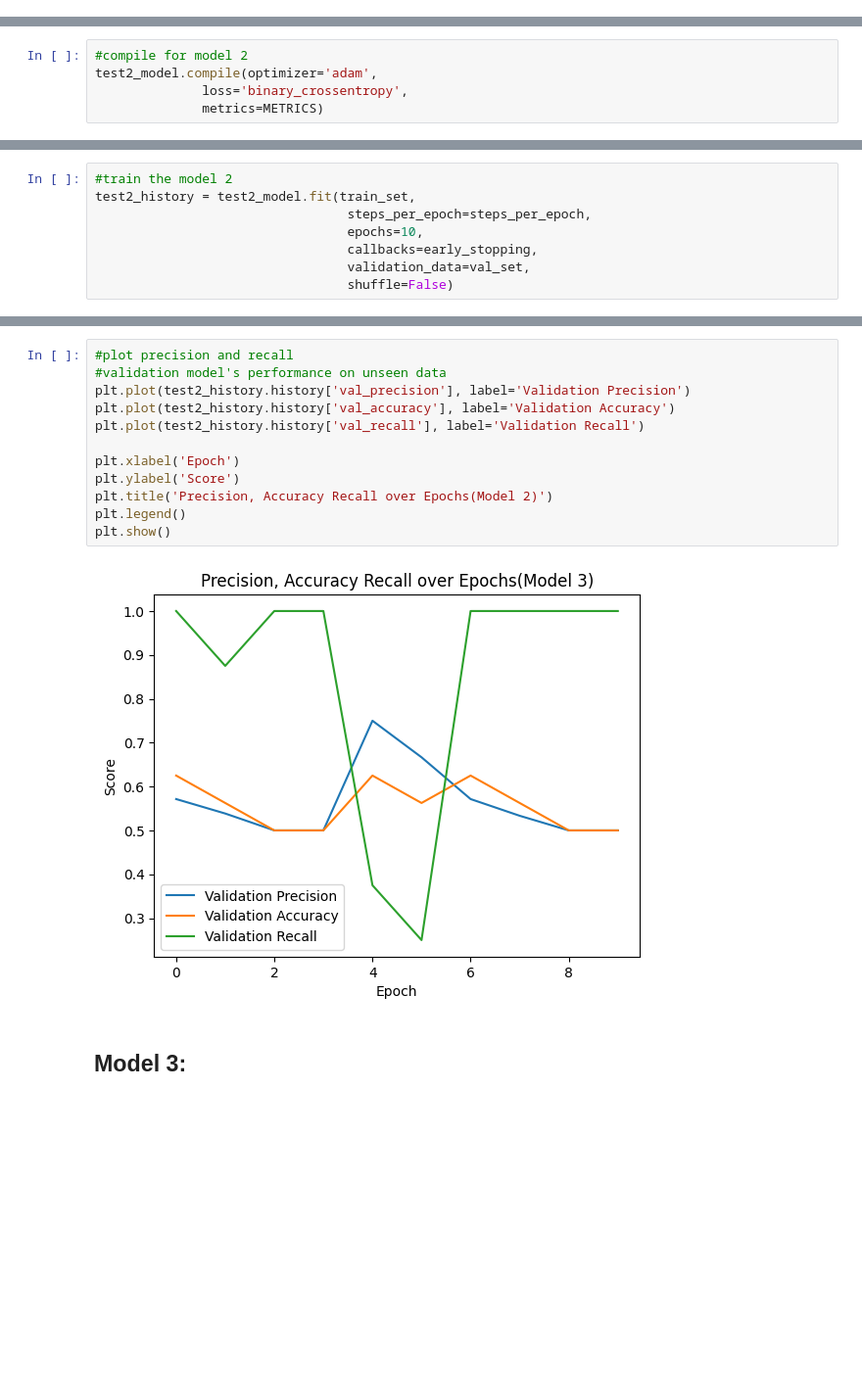
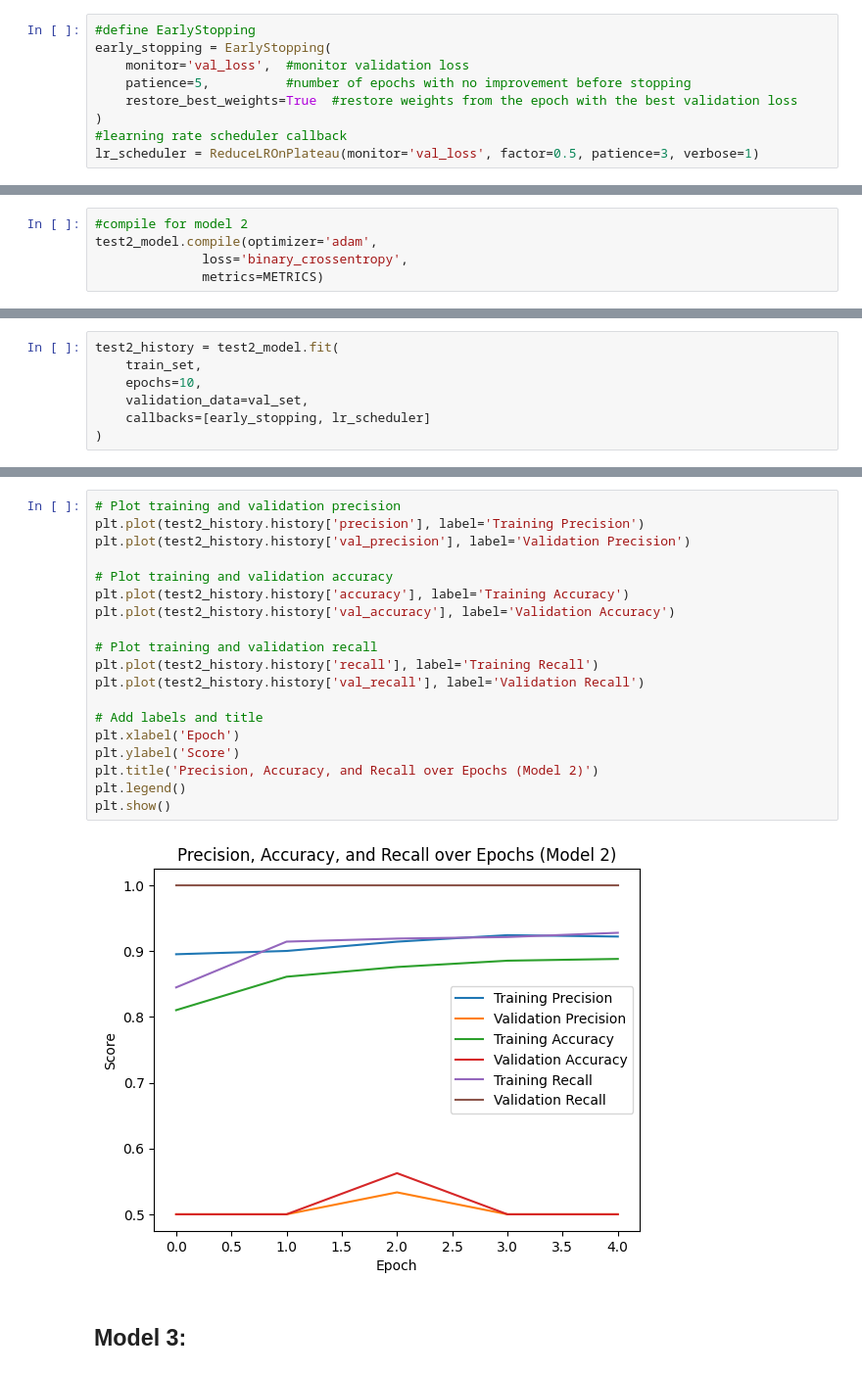
Before and after one commit to aramirezfr/Aircraft-Acquisition-Proposal, a Jupyter notebook: CNN_Pneumonia_Classifier.ipynb, the cells around one changed output, grey strips where cells are left out. Shown at 98% size. Cells and saved outputs as stored; diff of their text form; blank space fills up the shorter version.

```diff
--- a/CNN_Pneumonia_Classifier.ipynb
+++ b/CNN_Pneumonia_Classifier.ipynb
@@ -351,3 +346,12 @@ early_stopping = [EarlyStopping(monitor='val_accuracy', patience=10, mode='max')
+# %%
+#define EarlyStopping
+early_stopping = EarlyStopping(
+    monitor='val_loss',  #monitor validation loss
+    patience=5,          #number of epochs with no improvement before stopping
+    restore_best_weights=True  #restore weights from the epoch with the best validation loss
+)
+#learning rate scheduler callback
+lr_scheduler = ReduceLROnPlateau(monitor='val_loss', factor=0.5, patience=3, verbose=1)
 # %%
 base_model.summary()
 # %% [output]
@@ -612,12 +603,11 @@ Model: "sequential_5"
  Trainable params: 1,146,945 (4.38 MB)
  Non-trainable params: 3,072 (12.00 KB)
 # %%
-#train the model 2
-test2_history = test2_model.fit(train_set,
-                                 steps_per_epoch=steps_per_epoch,
-                                 epochs=10,
-                                 callbacks=early_stopping,
-                                 validation_data=val_set,
-                                 shuffle=False)
+test2_history = test2_model.fit(
+    train_set,
+    epochs=10,
+    validation_data=val_set,
+    callbacks=[early_stopping, lr_scheduler]
+)
 # %% [output]
 Epoch 1/10
@@ -670,16 +652,23 @@ Test F1 Score: 0.86
 # %%
-#plot precision and recall
-#validation model's performance on unseen data
+# Plot training and validation precision
+plt.plot(test2_history.history['precision'], label='Training Precision')
 plt.plot(test2_history.history['val_precision'], label='Validation Precision')
+
+# Plot training and validation accuracy
+plt.plot(test2_history.history['accuracy'], label='Training Accuracy')
 plt.plot(test2_history.history['val_accuracy'], label='Validation Accuracy')
+
+# Plot training and validation recall
+plt.plot(test2_history.history['recall'], label='Training Recall')
 plt.plot(test2_history.history['val_recall'], label='Validation Recall')
 
+# Add labels and title
 plt.xlabel('Epoch')
 plt.ylabel('Score')
-plt.title('Precision, Accuracy Recall over Epochs(Model 2)')
+plt.title('Precision, Accuracy, and Recall over Epochs (Model 2)')
 plt.legend()
 plt.show()
 # %% [output]
-[figure, old version]
+[figure, new version]
 # %% [markdown]
 ## Model 3:
```
Also changed, not shown: parts of 64 cells of this notebook.
